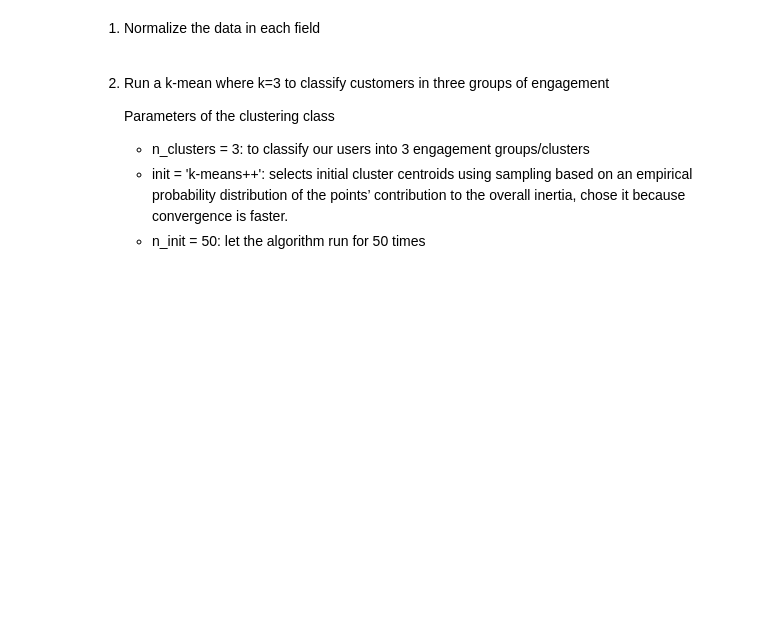
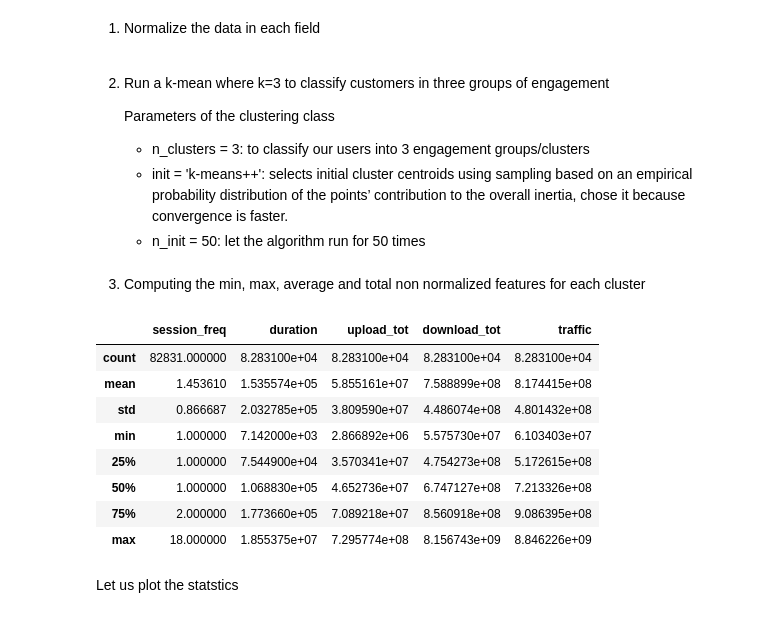
Before and after one commit to WildCayote/TellCo-Profitability-Opportunity-Analysis, a Jupyter notebook: notebooks/user_engagement_analysis.ipynb, the cells around one changed output. Drawn from its saved outputs; the diff is of its cells as text; code cells hidden in the pictures; blank space fills up the shorter version.

```diff
--- a/notebooks/user_engagement_analysis.ipynb
+++ b/notebooks/user_engagement_analysis.ipynb
@@ -200,3 +201,5 @@ clusterer = KMeans(n_clusters=3, random_state=7, init='k-means++', n_init='auto'
 
 # clustering our users
 engagement_clusters = clusterer.fit(normalized_data)
+# %% [markdown]
+3) Computing the min, max, average and total non normalized features for each cluster
@@ -202,0 +217,14 @@ engagement_clusters = clusterer.fit(normalized_data)
+# %%
+cluster_one_statistics
+# %% [output]
+|  | session_freq | duration | upload_tot | download_tot | traffic |
+| count | 82831.000000 | 8.283100e+04 | 8.283100e+04 | 8.283100e+04 | 8.283100e+04 |
+| mean | 1.453610 | 1.535574e+05 | 5.855161e+07 | 7.588899e+08 | 8.174415e+08 |
+| std | 0.866687 | 2.032785e+05 | 3.809590e+07 | 4.486074e+08 | 4.801432e+08 |
+| min | 1.000000 | 7.142000e+03 | 2.866892e+06 | 5.575730e+07 | 6.103403e+07 |
+| 25% | 1.000000 | 7.544900e+04 | 3.570341e+07 | 4.754273e+08 | 5.172615e+08 |
+| 50% | 1.000000 | 1.068830e+05 | 4.652736e+07 | 6.747127e+08 | 7.213326e+08 |
+| 75% | 2.000000 | 1.773660e+05 | 7.089218e+07 | 8.560918e+08 | 9.086395e+08 |
+| max | 18.000000 | 1.855375e+07 | 7.295774e+08 | 8.156743e+09 | 8.846226e+09 |
+# %% [markdown]
+Let us plot the statstics
```
Also changed, not shown: parts of 11 cells of this notebook.
